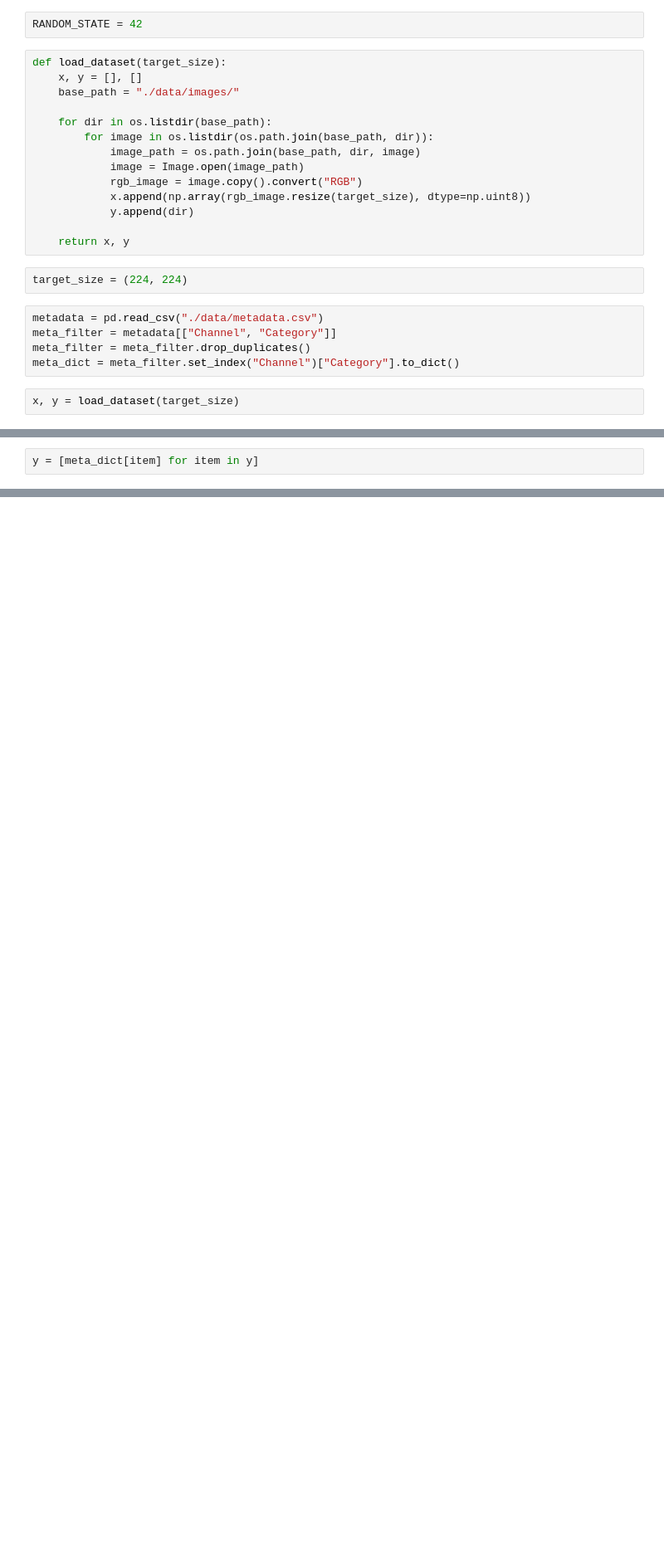
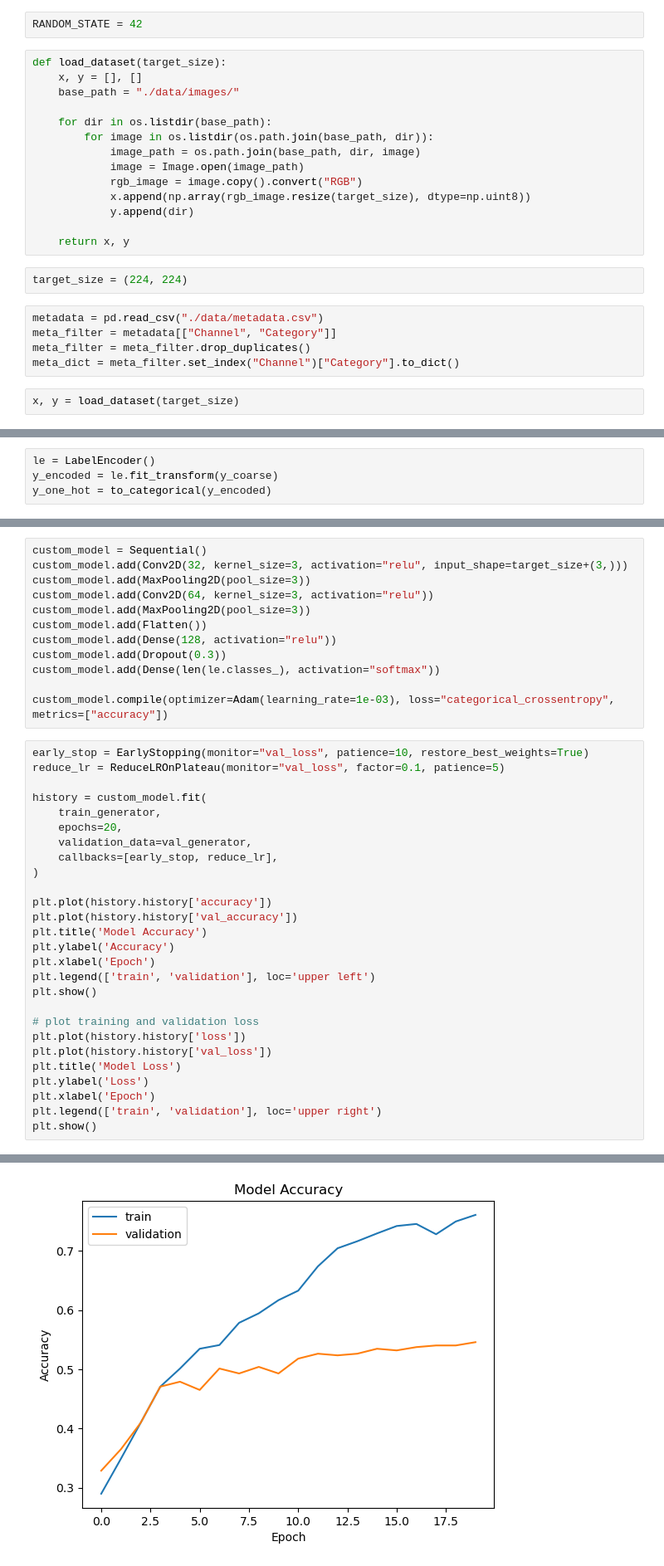
Before and after one commit to DominikHahn1407/VisualAnalytics, a Jupyter notebook: data_preparation_v2.ipynb, the cells around one changed output, grey strips where cells are left out. Shown at 83% size. Saved outputs shown, nothing was run; the diff lists cells and outputs as text; blank space fills up the shorter version.

```diff
--- a/data_preparation_v2.ipynb
+++ b/data_preparation_v2.ipynb
@@ -54,2 +55,0 @@ class: Abroad in Japan
-# %%
-y = [meta_dict[item] for item in y]
@@ -55,0 +118,4 @@ y = [meta_dict[item] for item in y]
+# %%
+le = LabelEncoder()
+y_encoded = le.fit_transform(y_coarse)
+y_one_hot = to_categorical(y_encoded)
@@ -55,0 +171,40 @@ y = [meta_dict[item] for item in y]
+# %%
+custom_model = Sequential()
+custom_model.add(Conv2D(32, kernel_size=3, activation="relu", input_shape=target_size+(3,)))
+custom_model.add(MaxPooling2D(pool_size=3))
+custom_model.add(Conv2D(64, kernel_size=3, activation="relu"))
+custom_model.add(MaxPooling2D(pool_size=3))
+custom_model.add(Flatten())
+custom_model.add(Dense(128, activation="relu"))
+custom_model.add(Dropout(0.3))
+custom_model.add(Dense(len(le.classes_), activation="softmax"))
+
+custom_model.compile(optimizer=Adam(learning_rate=1e-03), loss="categorical_crossentropy", metrics=["accuracy"])
+# %%
+early_stop = EarlyStopping(monitor="val_loss", patience=10, restore_best_weights=True)
+reduce_lr = ReduceLROnPlateau(monitor="val_loss", factor=0.1, patience=5)
+
+history = custom_model.fit(
+    train_generator,
+    epochs=20,
+    validation_data=val_generator,
+    callbacks=[early_stop, reduce_lr],
+)
+
+plt.plot(history.history['accuracy'])
+plt.plot(history.history['val_accuracy'])
+plt.title('Model Accuracy')
+plt.ylabel('Accuracy')
+plt.xlabel('Epoch')
+plt.legend(['train', 'validation'], loc='upper left')
+plt.show()
+
+# plot training and validation loss
+plt.plot(history.history['loss'])
+plt.plot(history.history['val_loss'])
+plt.title('Model Loss')
+plt.ylabel('Loss')
+plt.xlabel('Epoch')
+plt.legend(['train', 'validation'], loc='upper right')
+plt.show()
+# %% [output]
@@ -55,0 +228 @@ y = [meta_dict[item] for item in y]
+[figure, added]
```
Also changed, not shown: parts of 15 cells of this notebook, 7 other files.
